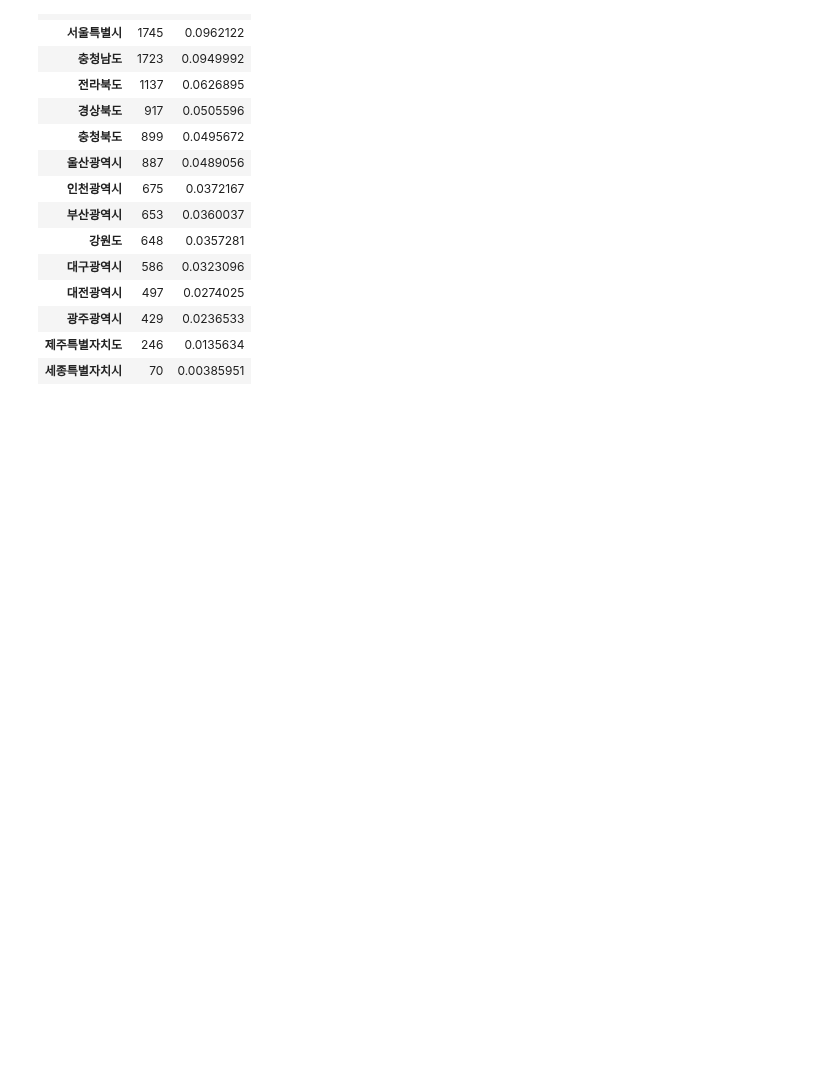
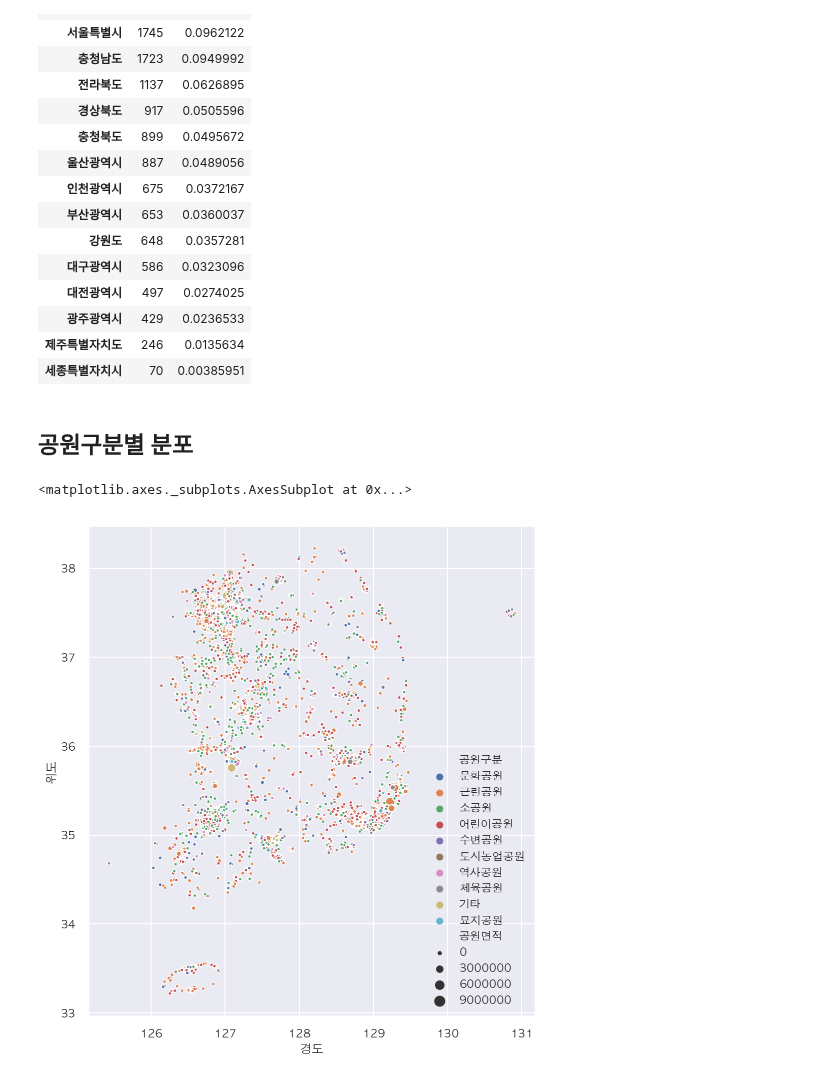
Before and after one commit to neverlish/Learned, a Jupyter notebook: data/inflearn-public-data-python/05-park.ipynb, the cells around one changed output. Cells and saved outputs as stored; diff of their text form; code cells hidden in the pictures; blank space fills up the shorter version.

Commit message:
5 - 18 scatterplot으로 전국 도시공원 시각화 하기

```diff
--- a/data/inflearn-public-data-python/05-park.ipynb
+++ b/data/inflearn-public-data-python/05-park.ipynb
@@ -1156,3 +1156,15 @@ city.style.background_gradient()
 | 광주광역시 | 429 | 0.0236533 |
 | 제주특별자치도 | 246 | 0.0135634 |
 | 세종특별자치시 | 70 | 0.00385951 |
+# %% [markdown]
+## 공원구분별 분포
+# %%
+# "공원구분"별로 색상을 다르게 표현하고 "공원면적"에 따라 원의 크기를 다르게 그립니다.
+# 제주도는 해안선과 유사한 모습으로 공원이 배치되어 있는 모습이 인상적입니다.
+# df에는 전체 데이터 프레임이 df_park 에는 위경도의 이상치를 제거한 데이터가 들어있습니다.
+
+plt.figure(figsize=(8, 9))
+sns.scatterplot(data=df_park, x='경도', y='위도', hue='공원구분', size='공원면적', sizes=(10, 100))
+# %% [output]
+<matplotlib.axes._subplots.AxesSubplot at 0x...>
+[figure, added]
```
Also changed, not shown: parts of 4 cells of this notebook.
